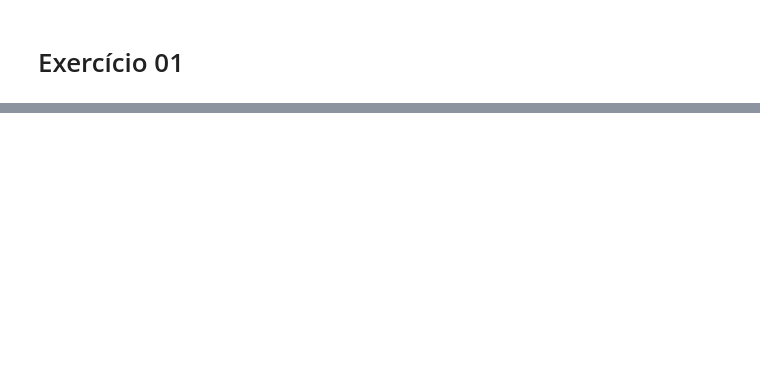
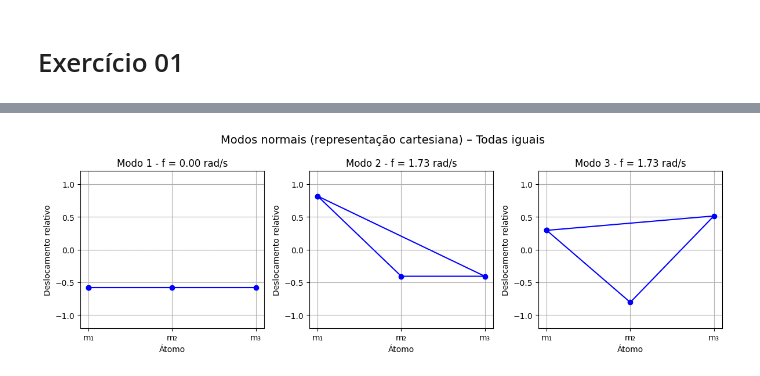
Before and after one commit to gabireisch/av4, a Jupyter notebook: av4.ipynb, the cells around one changed output, grey strips where cells are left out. Cells and saved outputs as stored; diff of their text form; code cells hidden in the pictures; blank space fills up the shorter version.

```diff
--- a/av4.ipynb
+++ b/av4.ipynb
@@ -87,0 +101,86 @@ Modos Normais (autovetores):
+# %%
+# Coordenadas angulares (para o gráfico polar)
+theta = np.array([0, 2*np.pi/3, 4*np.pi/3])
+
+# Função para calcular frequências e modos normais
+def vibracao_3m_ciclica(m1, m2, m3, k):
+    M = np.diag([m1, m2, m3]) # Matriz de massas (diagonal, pois sem acoplamento direto)
+    K = np.array([
+        [ 2*k, -k , -k ],
+        [-k ,  2*k, -k ],
+        [-k , -k ,  2*k]
+    ])  # Matriz de rigidez com ligações cíclicas m1-m2, m2-m3, m3-m1
+
+    # achar autovalores: (K - w²M)v = 0
+    eigvals, eigvecs = np.linalg.eig(np.linalg.inv(M) @ K)
+
+    # Ordena autovalores e autovetores
+    idx = np.argsort(eigvals)
+    eigvals = eigvals[idx]
+    eigvecs = eigvecs[:, idx]
+
+    # Frequência natural = raiz quadrada do autovalor
+    eigvals = np.clip(eigvals, 0, None)  # Corrige negativos pequenos para 0
+    freq = np.sqrt(eigvals)
+
+    return freq, eigvecs
+
+# Função para plotar modos normais no gráfico cartesiano
+def plot_cartesiano(freq, modos, label):
+    fig, axs = plt.subplots(1, 3, figsize=(12, 4))
+    fig.suptitle(f'Modos normais (representação cartesiana) – {label}', fontsize=14)
+
+    for j in range(3):
+        deslocamento = modos[:, j]
+
+        # Cria vetor fechado m1 → m2 → m3 → m1
+        x = np.array([1, 2, 3, 1])
+        y = np.append(deslocamento, deslocamento[0])
+
+        axs[j].plot(x, y, marker='o', linestyle='-', color='b')
+        axs[j].set_title(f'Modo {j+1} - f = {freq[j]:.2f} rad/s')
+        axs[j].set_xticks([1, 2, 3])
+        axs[j].set_xticklabels(['m₁', 'm₂', 'm₃'])
+        axs[j].set_xlabel('Átomo')
+        axs[j].set_ylabel('Deslocamento relativo')
+        axs[j].axhline(0, color='gray', linestyle='--', linewidth=0.5)
+        axs[j].set_ylim(-1.2, 1.2)
+        axs[j].grid(True)
+
+    plt.tight_layout()
+    plt.show()
+
+# Função para plotar modos normais em gráfico circular (polar)
+def plot_circular(freq, modos, label):
+    fig, axs = plt.subplots(1, 3, subplot_kw={'projection': 'polar'}, figsize=(12, 4))
+    fig.suptitle(f'Modos normais (representação circular) – {label}', fontsize=14)
+
+    for j in range(3):
+        deslocamento = modos[:, j]
+        r = 1 + deslocamento  # raio base + deslocamento
+
+        # Fecha o ciclo (liga m3 com m1 visualmente)
+        r = np.append(r, r[0])
+        th = np.append(theta, theta[0])
+
+        axs[j].plot(th, r, marker='o')
+        axs[j].set_title(f'Modo {j+1} - f = {freq[j]:.2f} rad/s')
+        axs[j].set_yticklabels([])
+        axs[j].grid(True)
+
+    plt.tight_layout()
+    plt.show()
+
+# Casos com diferentes combinações de massa
+casos = {
+    "Todas iguais": (1, 1, 1),
+    "Uma distinta": (1, 2, 1),
+    "Todas diferentes": (1, 2, 3)}
+
+# Executa para cartesiano e polar
+for label, (m1, m2, m3) in casos.items():
+    freq, modos = vibracao_3m_ciclica(m1, m2, m3, k)
+    plot_cartesiano(freq, modos, label)
+    plot_circular(freq, modos, label)
+# %% [output]
+[figure, added]
```
Also changed, not shown: parts of 14 cells of this notebook, 6 other files.
